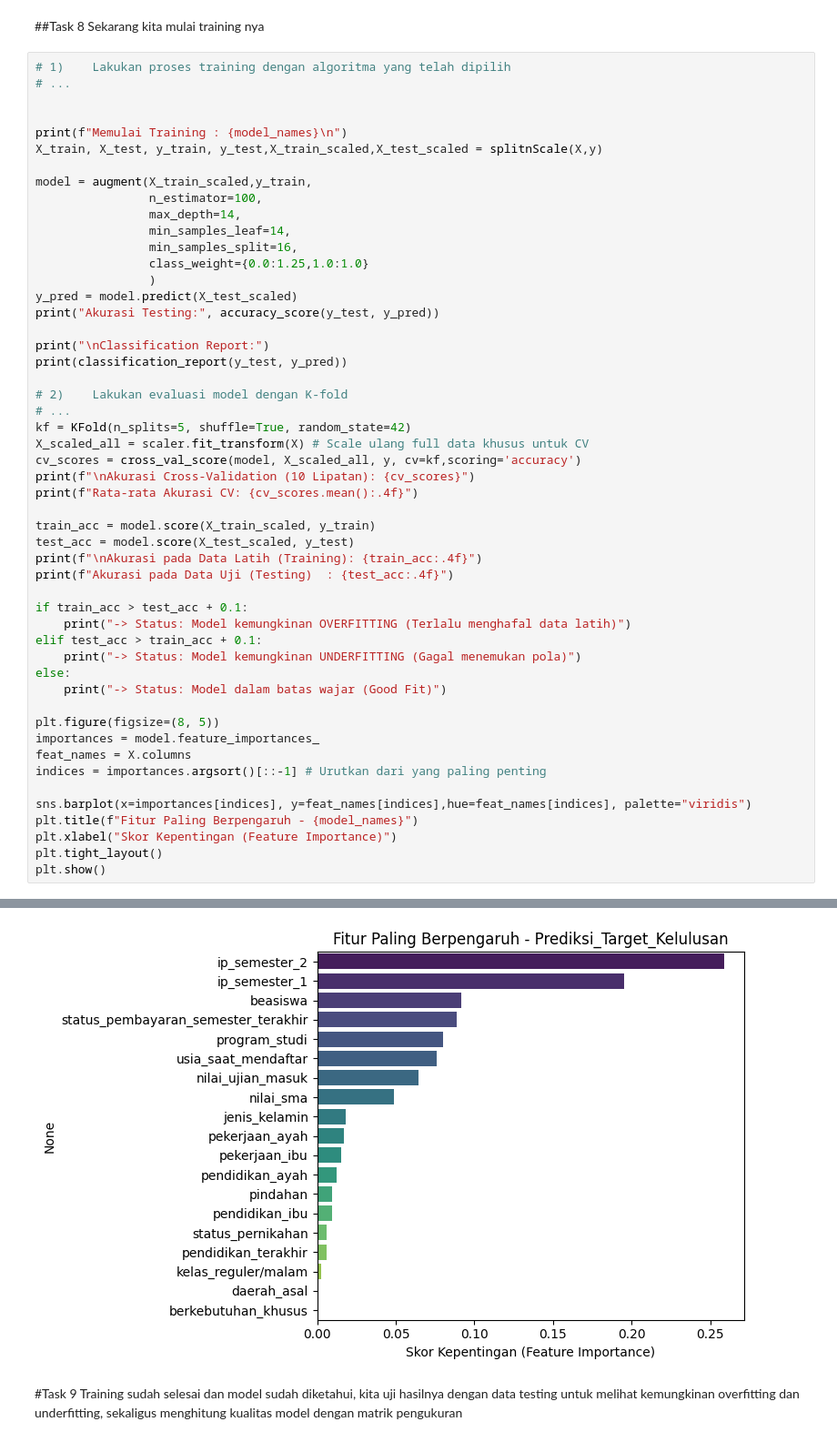
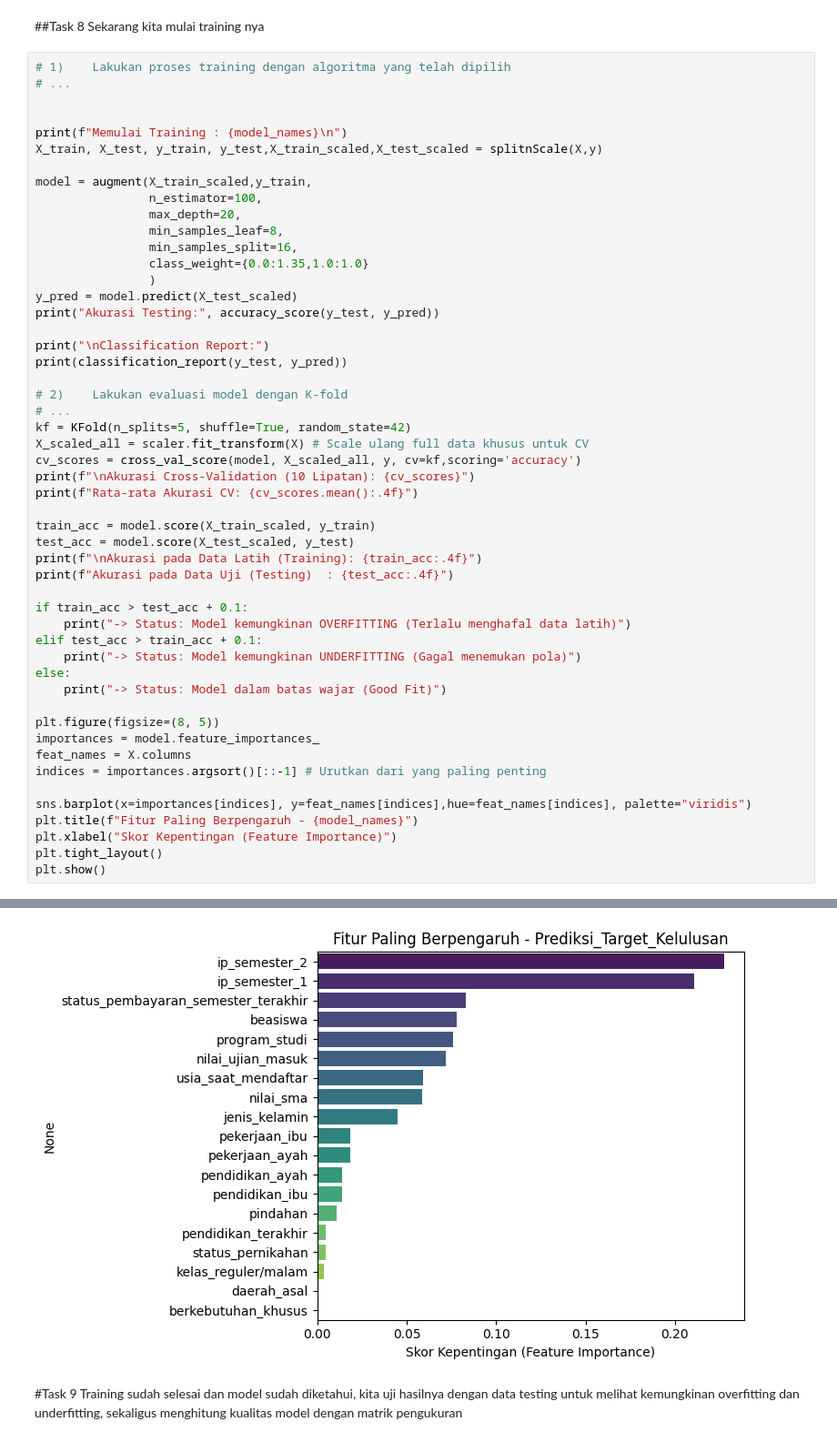
Before and after one commit to Yan-ac1/tugas, a Jupyter notebook: Tugas2.ipynb, the cells around one changed output, grey strips where cells are left out. Shown at 91% size. Cells and saved outputs as stored; diff of their text form.

```diff
--- a/Tugas2.ipynb
+++ b/Tugas2.ipynb
@@ -524,10 +523,10 @@ X_train, X_test, y_train, y_test,X_train_scaled,X_test_scaled = splitnScale(X,y)
 
 model = augment(X_train_scaled,y_train,
                 n_estimator=100,
-                max_depth=14,
-                min_samples_leaf=14,
+                max_depth=20,
+                min_samples_leaf=8,
                 min_samples_split=16,
-                class_weight={0.0:1.25,1.0:1.0}
+                class_weight={0.0:1.35,1.0:1.0}
                 )
 y_pred = model.predict(X_test_scaled)
 print("Akurasi Testing:", accuracy_score(y_test, y_pred))
@@ -585,5 +584,5 @@ Akurasi pada Data Uji (Testing)  : 0.7406
 -> Status: Model dalam batas wajar (Good Fit)
-[figure, old version]
+[figure, new version]
 # %% [markdown]
 #Task 9
 Training sudah selesai dan model sudah diketahui, kita uji hasilnya dengan data testing untuk melihat kemungkinan overfitting dan underfitting, sekaligus menghitung kualitas model dengan matrik pengukuran
```
Also changed, not shown: parts of 8 cells of this notebook.
